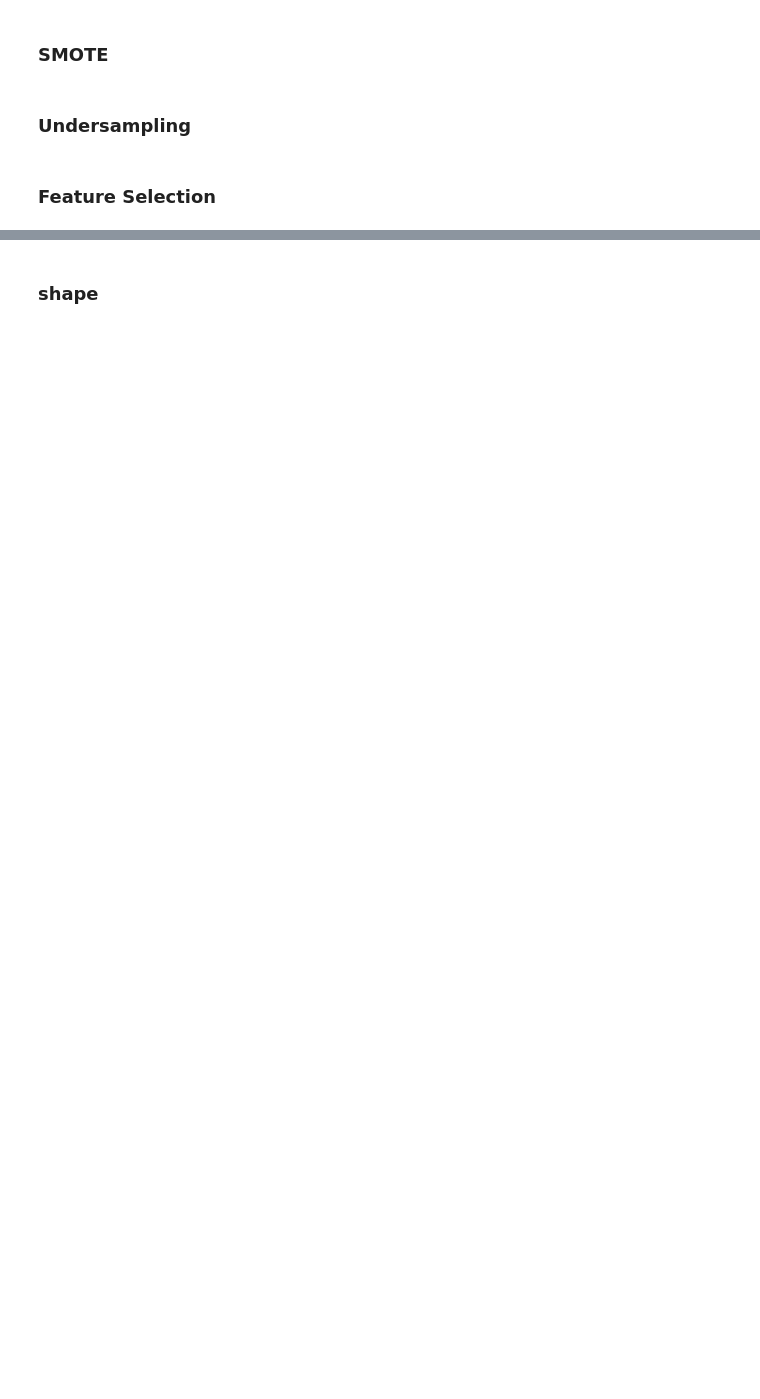
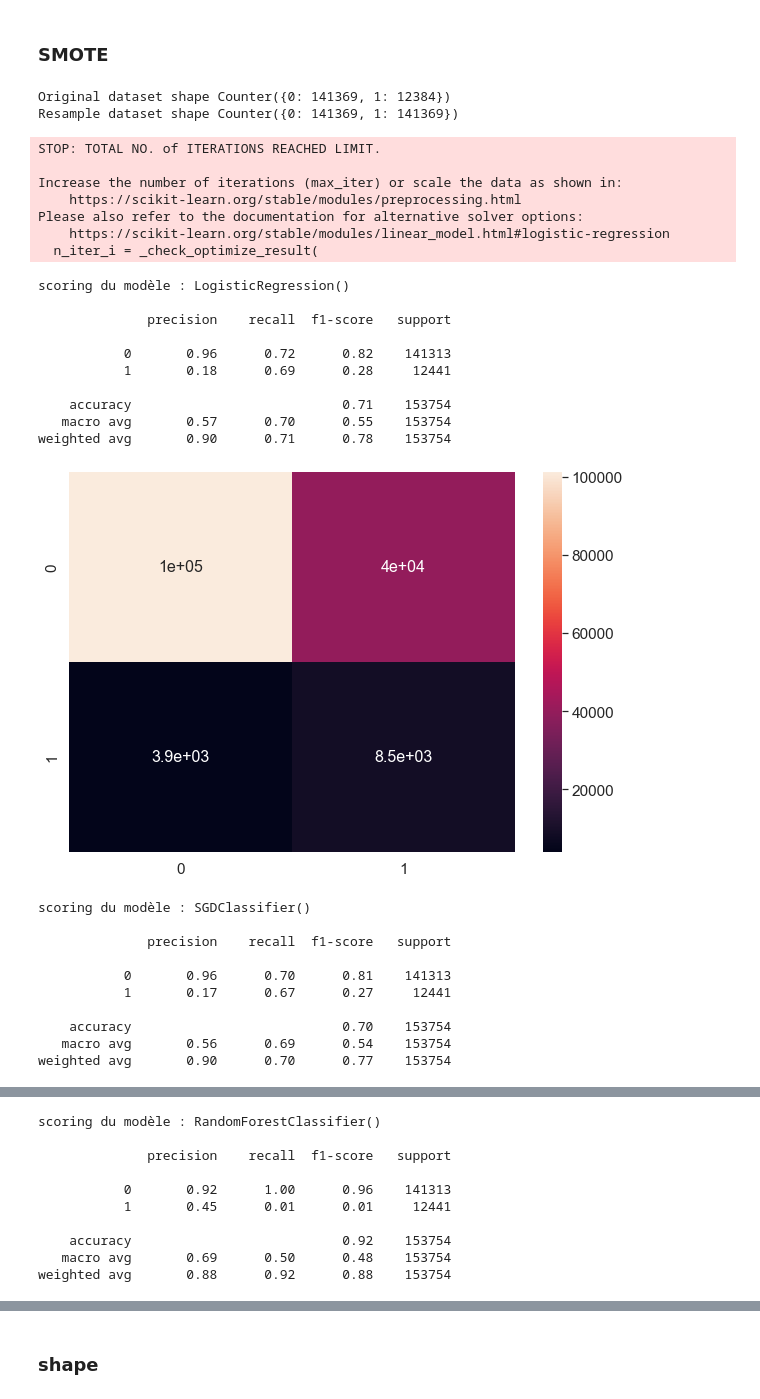
Before and after one commit to antoine-lo/Modele_de_scoring, a Jupyter notebook: Notebook/Modelisation.ipynb, the cells around one changed output, grey strips where cells are left out. Drawn from its saved outputs; the diff is of its cells as text; code cells hidden in the pictures; blank space fills up the shorter version.

```diff
--- a/Notebook/Modelisation.ipynb
+++ b/Notebook/Modelisation.ipynb
@@ -235,6 +319,2 @@ Fitting 5 folds for each of 200 candidates, totalling 1000 fits
 # %% [markdown]
 ### SMOTE
-# %% [markdown]
-### Undersampling
-# %% [markdown]
-###  Feature Selection
@@ -262,0 +321,47 @@ importance_df.sort_values(by="score decrease", ascending = False)
+# %%
+from imblearn.over_sampling import SMOTE
+
+sm = SMOTE()
+
+# fit predictor and target variable
+x_smote, y_smote = sm.fit_resample(np.array(x_train), y_train)
+
+print('Original dataset shape', Counter(y_train))
+print('Resample dataset shape', Counter(y_smote))
+# %% [output]
+Original dataset shape Counter({0: 141369, 1: 12384})
+Resample dataset shape Counter({0: 141369, 1: 141369})
+# %%
+x_smote = pd.DataFrame(columns = x_train.columns, data = x_smote)
+del x_train
+# %%
+selection_modele(x_smote, y_smote, x_test, y_test, data_pipe, c_weight = None)
+# %% [output]
+STOP: TOTAL NO. of ITERATIONS REACHED LIMIT.
+
+Increase the number of iterations (max_iter) or scale the data as shown in:
+    https://scikit-learn.org/stable/modules/preprocessing.html
+Please also refer to the documentation for alternative solver options:
+    https://scikit-learn.org/stable/modules/linear_model.html#logistic-regression
+  n_iter_i = _check_optimize_result(
+scoring du modèle : LogisticRegression()
+
+              precision    recall  f1-score   support
+
+           0       0.96      0.72      0.82    141313
+           1       0.18      0.69      0.28     12441
+
+    accuracy                           0.71    153754
+   macro avg       0.57      0.70      0.55    153754
+weighted avg       0.90      0.71      0.78    153754
+[figure, added]
+scoring du modèle : SGDClassifier()
+
+              precision    recall  f1-score   support
+
+           0       0.96      0.70      0.81    141313
+           1       0.17      0.67      0.27     12441
+
+    accuracy                           0.70    153754
+   macro avg       0.56      0.69      0.54    153754
+weighted avg       0.90      0.70      0.77    153754
@@ -262,0 +369,10 @@ importance_df.sort_values(by="score decrease", ascending = False)
+scoring du modèle : RandomForestClassifier()
+
+              precision    recall  f1-score   support
+
+           0       0.92      1.00      0.96    141313
+           1       0.45      0.01      0.01     12441
+
+    accuracy                           0.92    153754
+   macro avg       0.69      0.50      0.48    153754
+weighted avg       0.88      0.92      0.88    153754
```
Also changed, not shown: parts of 51 cells of this notebook, 1 other file.
